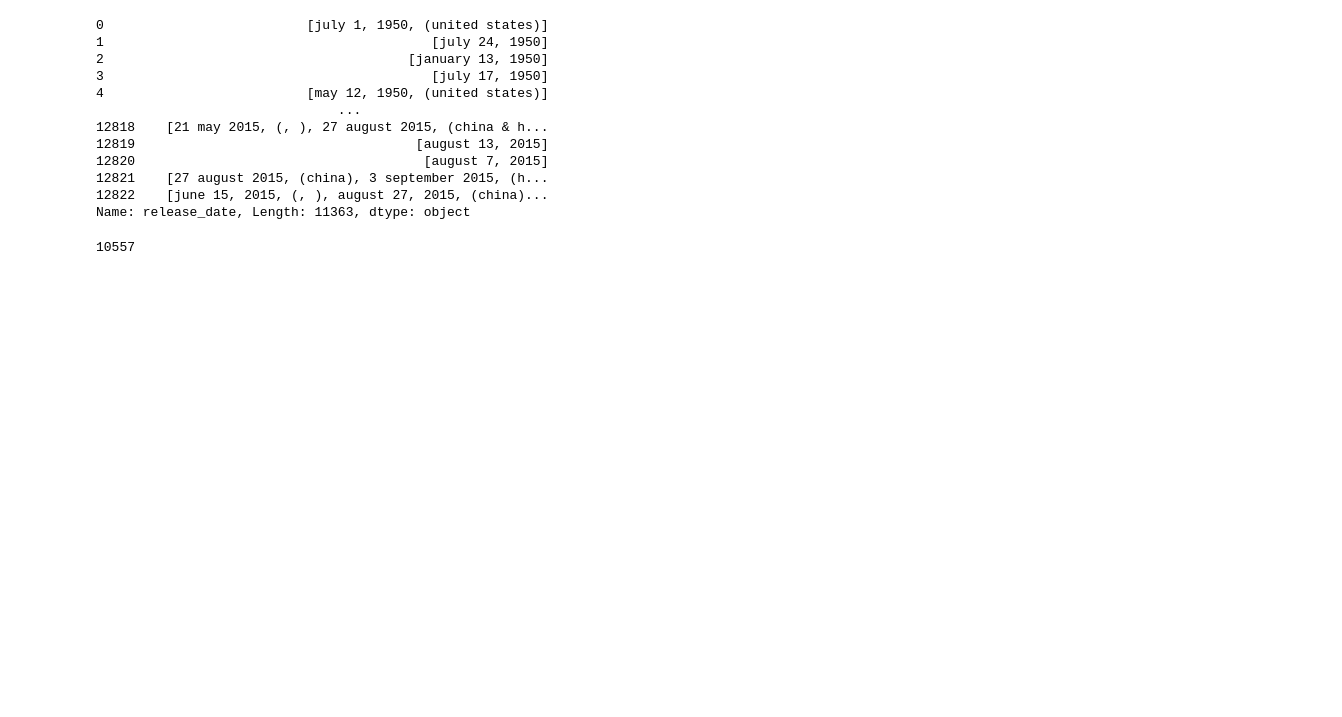
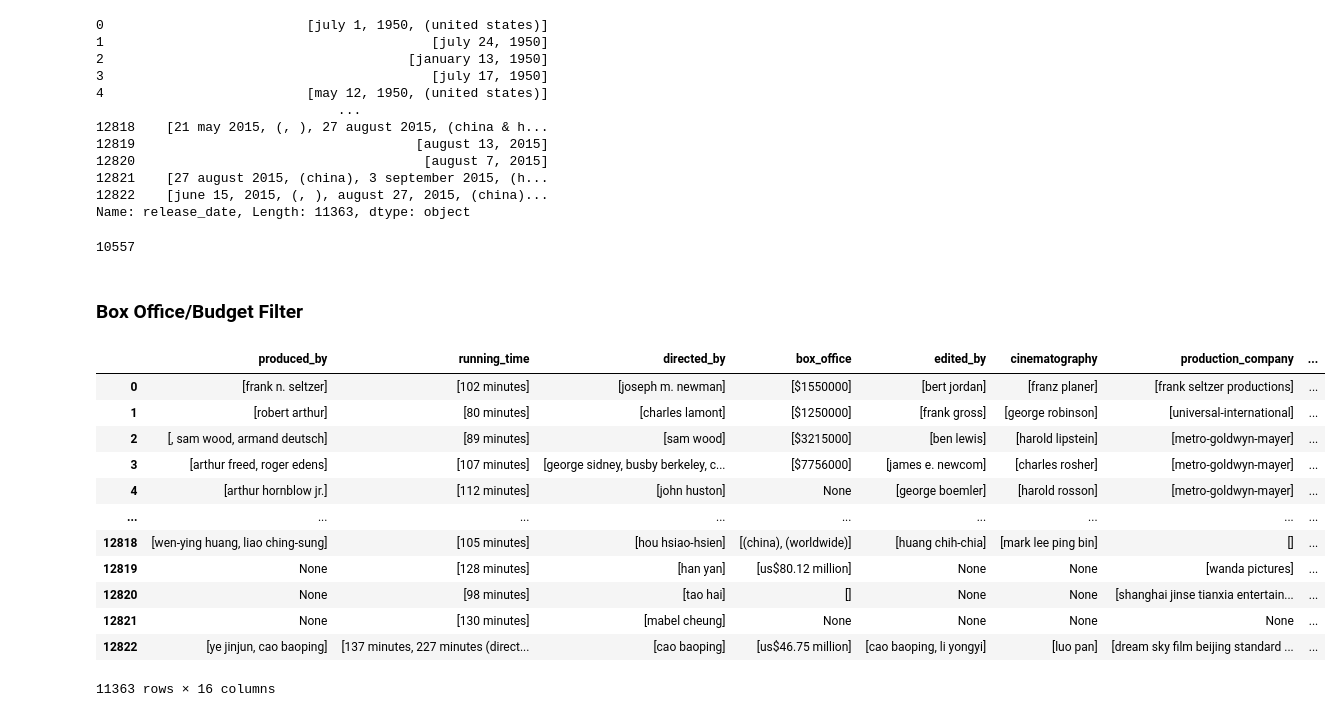
Before and after one commit to Benno49/data-literacy-project, a Jupyter notebook: src/movies/filter/filter_dev.ipynb, the cells around one changed output. Cells and saved outputs as stored; diff of their text form; code cells hidden in the pictures; blank space fills up the shorter version.

```diff
--- a/src/movies/filter/filter_dev.ipynb
+++ b/src/movies/filter/filter_dev.ipynb
@@ -391,3 +391,22 @@ dataframe["release_date"] = dataframe["release_date"].transform(get_first_date)
 len(dataframe["release_date"].loc[~dataframe["release_date"].isnull()])
 # %% [output]
 10557
+# %% [markdown]
+### Box Office/Budget Filter
+# %%
+cols = [k for k in new_col_dict.keys()]
+dataframe[cols]
+# %% [output]
+|  | produced_by | running_time | directed_by | box_office | edited_by | cinematography | production_company | ... |
+| 0 | [frank n. seltzer] | [102 minutes] | [joseph m. newman] | [$1550000] | [bert jordan] | [franz planer] | [frank seltzer productions] | ... |
+| 1 | [robert arthur] | [80 minutes] | [charles lamont] | [$1250000] | [frank gross] | [george robinson] | [universal-international] | ... |
+| 2 | [, sam wood, armand deutsch] | [89 minutes] | [sam wood] | [$3215000] | [ben lewis] | [harold lipstein] | [metro-goldwyn-mayer] | ... |
+| 3 | [arthur freed, roger edens] | [107 minutes] | [george sidney, busby berkeley, c... | [$7756000] | [james e. newcom] | [charles rosher] | [metro-goldwyn-mayer] | ... |
+| 4 | [arthur hornblow jr.] | [112 minutes] | [john huston] | None | [george boemler] | [harold rosson] | [metro-goldwyn-mayer] | ... |
+| ... | ... | ... | ... | ... | ... | ... | ... | ... |
+| 12818 | [wen-ying huang, liao ching-sung] | [105 minutes] | [hou hsiao-hsien] | [(china), (worldwide)] | [huang chih-chia] | [mark lee ping bin] | [] | ... |
+| 12819 | None | [128 minutes] | [han yan] | [us$80.12 million] | None | None | [wanda pictures] | ... |
+| 12820 | None | [98 minutes] | [tao hai] | [] | None | None | [shanghai jinse tianxia entertain... | ... |
+| 12821 | None | [130 minutes] | [mabel cheung] | None | None | None | None | ... |
+| 12822 | [ye jinjun, cao baoping] | [137 minutes, 227 minutes (direct... | [cao baoping] | [us$46.75 million] | [cao baoping, li yongyi] | [luo pan] | [dream sky film beijing standard ... | ... |
+11363 rows × 16 columns
```
Also changed, not shown: parts of 6 cells of this notebook, 2 other files.
